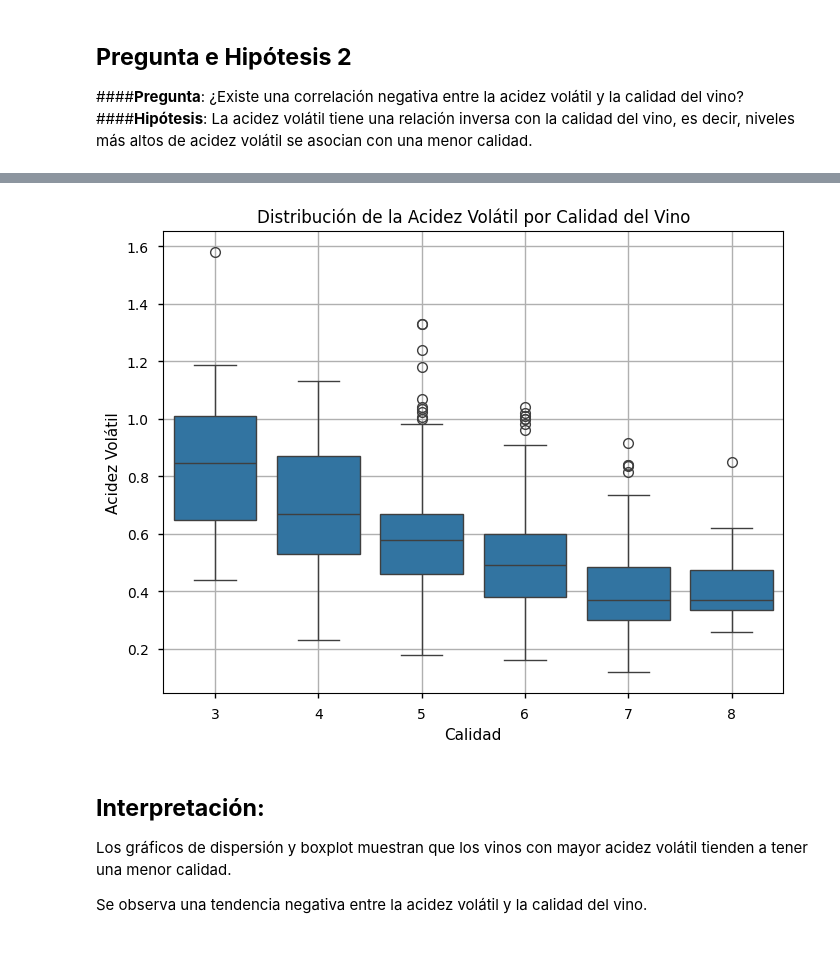
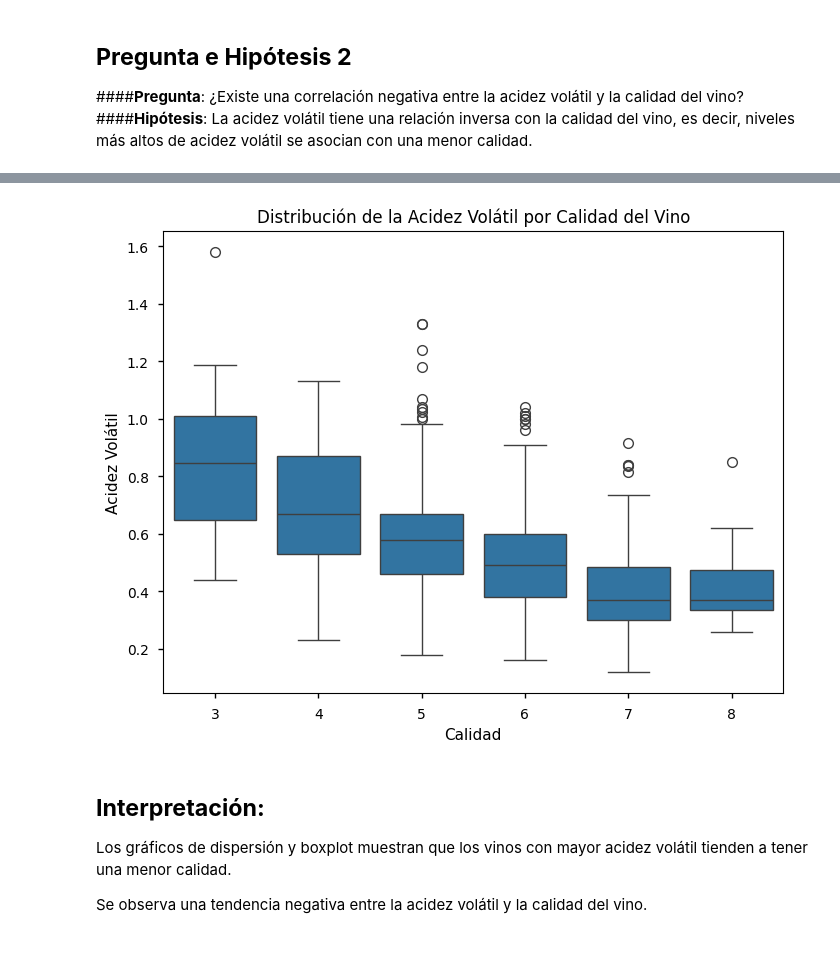
Before and after one commit to tdiego74/Clase_Data_Science_I_PBLC, a Jupyter notebook: ProyectoDS_ParteII_Tocci.ipynb, the cells around one changed output, grey strips where cells are left out. Saved outputs shown, nothing was run; the diff lists cells and outputs as text; code cells hidden in the pictures.

```diff
--- a/ProyectoDS_ParteII_Tocci.ipynb
+++ b/ProyectoDS_ParteII_Tocci.ipynb
@@ -246,14 +246,14 @@ plt.show()
 # %%
 # Boxplot: Comparación de la Distribución de la Acidez Volátil entre Diferentes Calidades (Bivariado)
 fig, ax = plt.subplots(figsize=(8, 6))
 sns.boxplot(x='Calidad', y='Acidez Volatil', data=df, ax=ax)
 ax.set_title('Distribución de la Acidez Volátil por Calidad del Vino')
 ax.set_xlabel('Calidad')
 ax.set_ylabel('Acidez Volátil')
-plt.grid(True)
+plt.grid(False)
 plt.show()
 # %% [output]
-[figure, old version]
+[figure, new version]
 # %% [markdown]
 ## **Interpretación:**
 Los gráficos de dispersión y boxplot muestran que los vinos con mayor acidez volátil tienden a tener una menor calidad.
```
Also changed, not shown: parts of 8 cells of this notebook.
